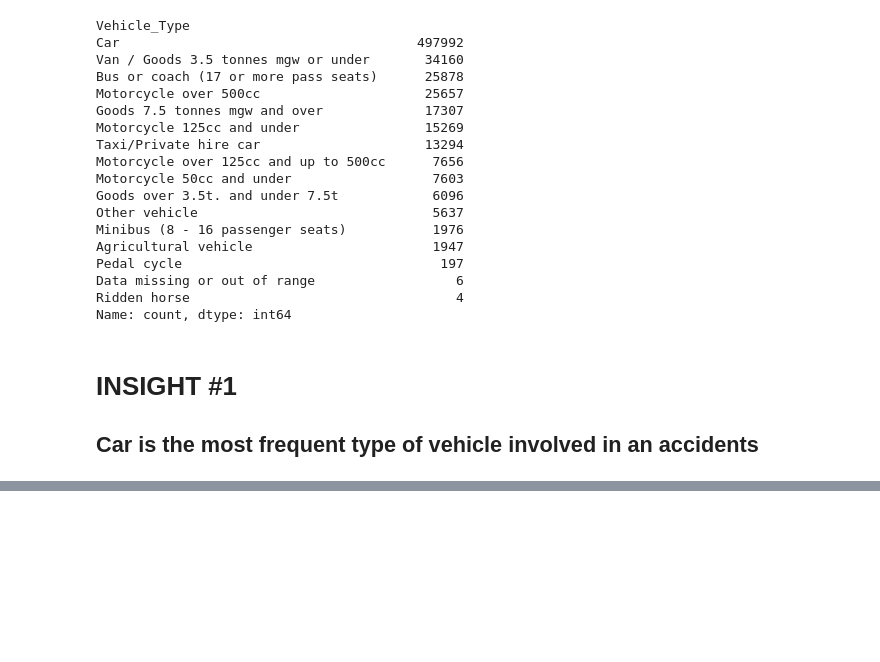
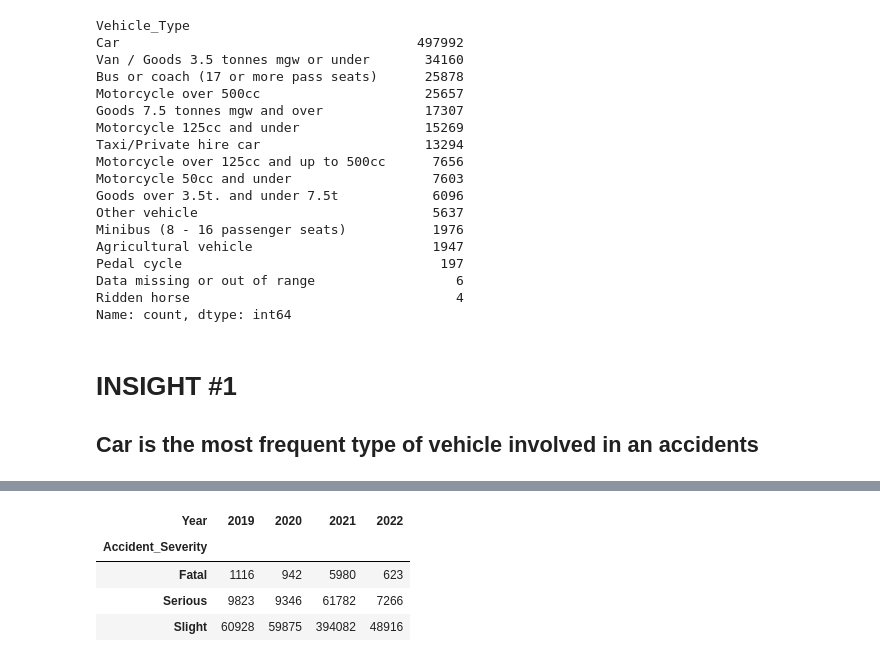
Before and after one commit to WareBar/ITD_101, a Jupyter notebook: activity3_adam.ipynb, the cells around one changed output, grey strips where cells are left out. Saved outputs shown, nothing was run; the diff lists cells and outputs as text; code cells hidden in the pictures; blank space fills up the shorter version.

```diff
--- a/activity3_adam.ipynb
+++ b/activity3_adam.ipynb
@@ -186,0 +409,8 @@ Name: count, dtype: int64
+# %%
+accident.groupby(['Accident_Severity','Year']).size().unstack()
+# %% [output]
+| Year | 2019 | 2020 | 2021 | 2022 |
+| Accident_Severity |  |  |  |  |
+| Fatal | 1116 | 942 | 5980 | 623 |
+| Serious | 9823 | 9346 | 61782 | 7266 |
+| Slight | 60928 | 59875 | 394082 | 48916 |
```
Also changed, not shown: parts of 49 cells of this notebook.
